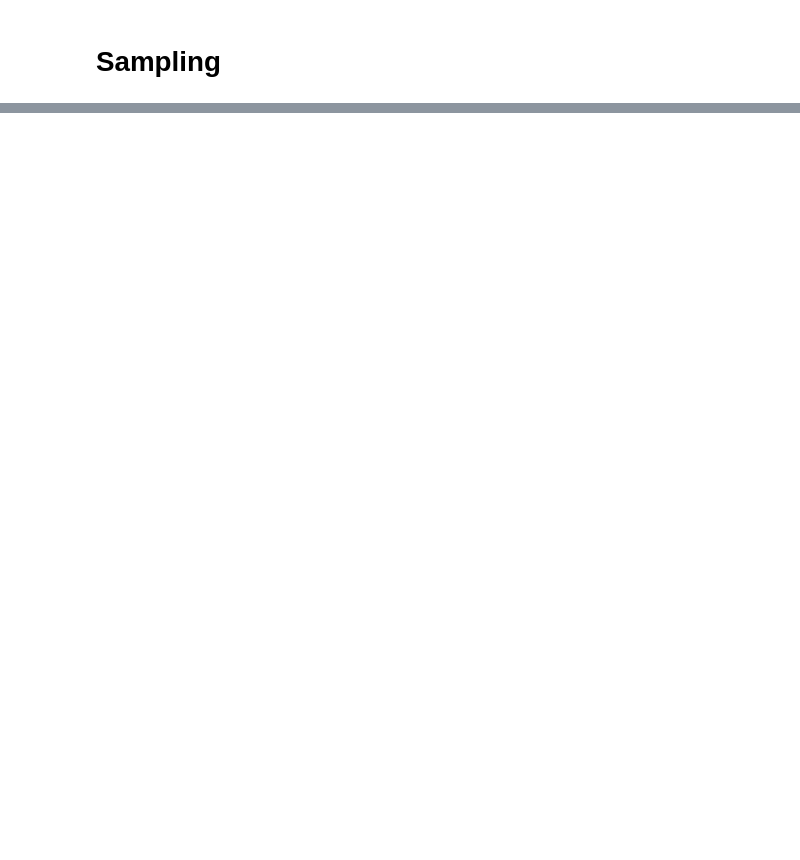
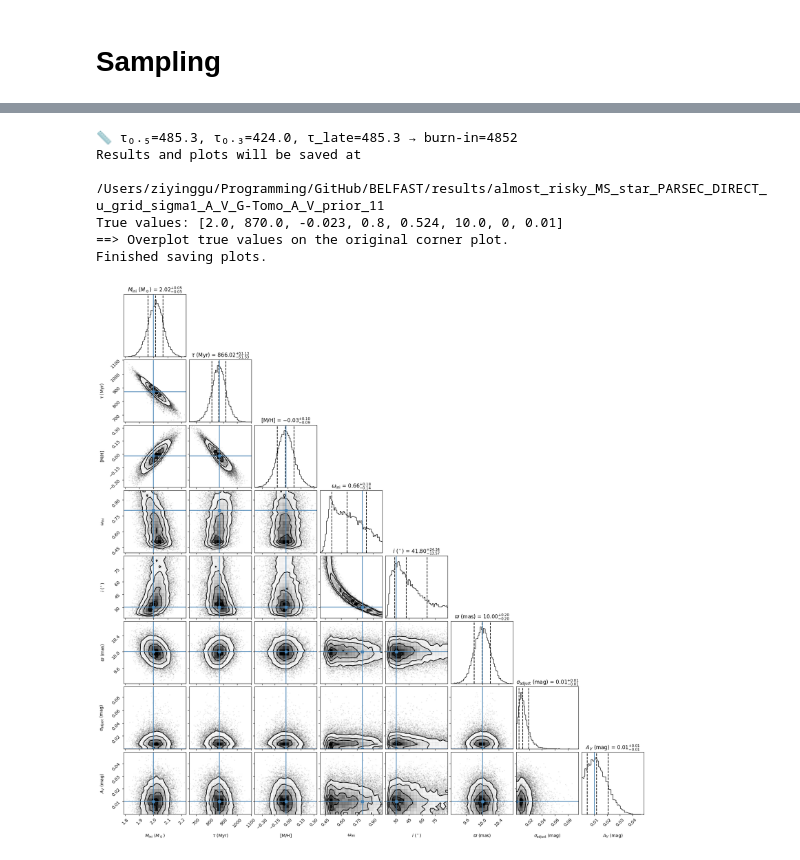
Before and after one commit to ZiyingGu/BELFAST, a Jupyter notebook: tutorials/02a_age_estimation_for_single_star_mock.ipynb, the cells around one changed output, grey strips where cells are left out. Cells and saved outputs as stored; diff of their text form; code cells hidden in the pictures; blank space fills up the shorter version.

```diff
--- a/tutorials/02a_age_estimation_for_single_star_mock.ipynb
+++ b/tutorials/02a_age_estimation_for_single_star_mock.ipynb
@@ -165,5 +333,13 @@ for _ in range(3):
 # %%
  # Save figures and samples, including corner plot, trace plots for all walkers, target file, and summary of results.
 
 mcmc.target = target
-mcmc.save_and_plot(sampler, plot_samples=20000, folder_suffix=f'G-Tomo A_V prior')
+target = mcmc.save_and_plot(sampler, plot_samples=20000, folder_suffix=f'G-Tomo A_V prior')
+# %% [output]
+📏 τ₀․₅=485.3, τ₀․₃=424.0, τ_late=485.3 → burn-in=4852
+Results and plots will be saved at
+        /Users/ziyinggu/Programming/GitHub/BELFAST/results/almost_risky_MS_star_PARSEC_DIRECT_u_grid_sigma1_A_V_G-Tomo_A_V_prior_11
+True values: [2.0, 870.0, -0.023, 0.8, 0.524, 10.0, 0, 0.01]
+==> Overplot true values on the original corner plot.
+Finished saving plots.
+[figure, added]
```
Also changed, not shown: parts of 18 cells of this notebook, 32 other files.
